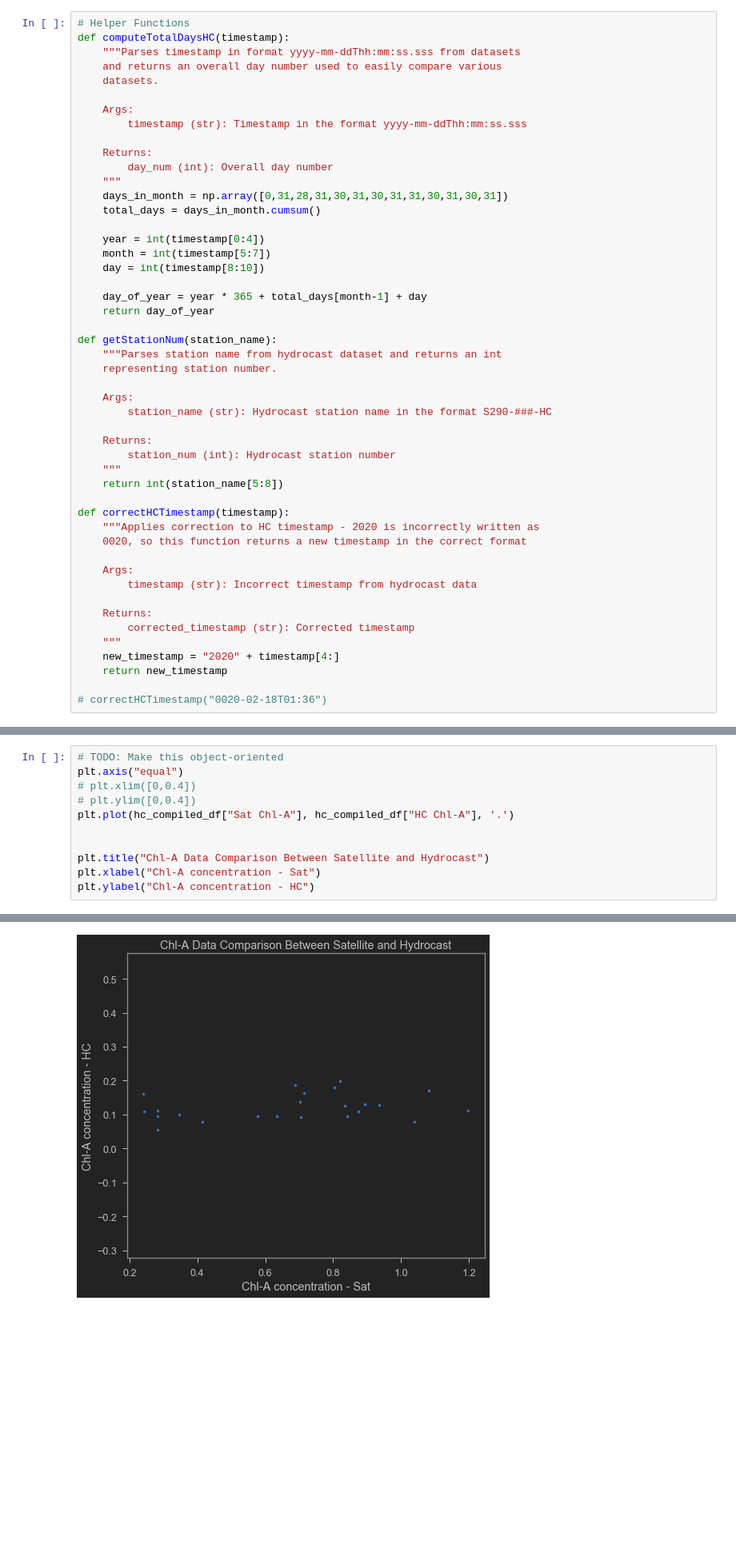
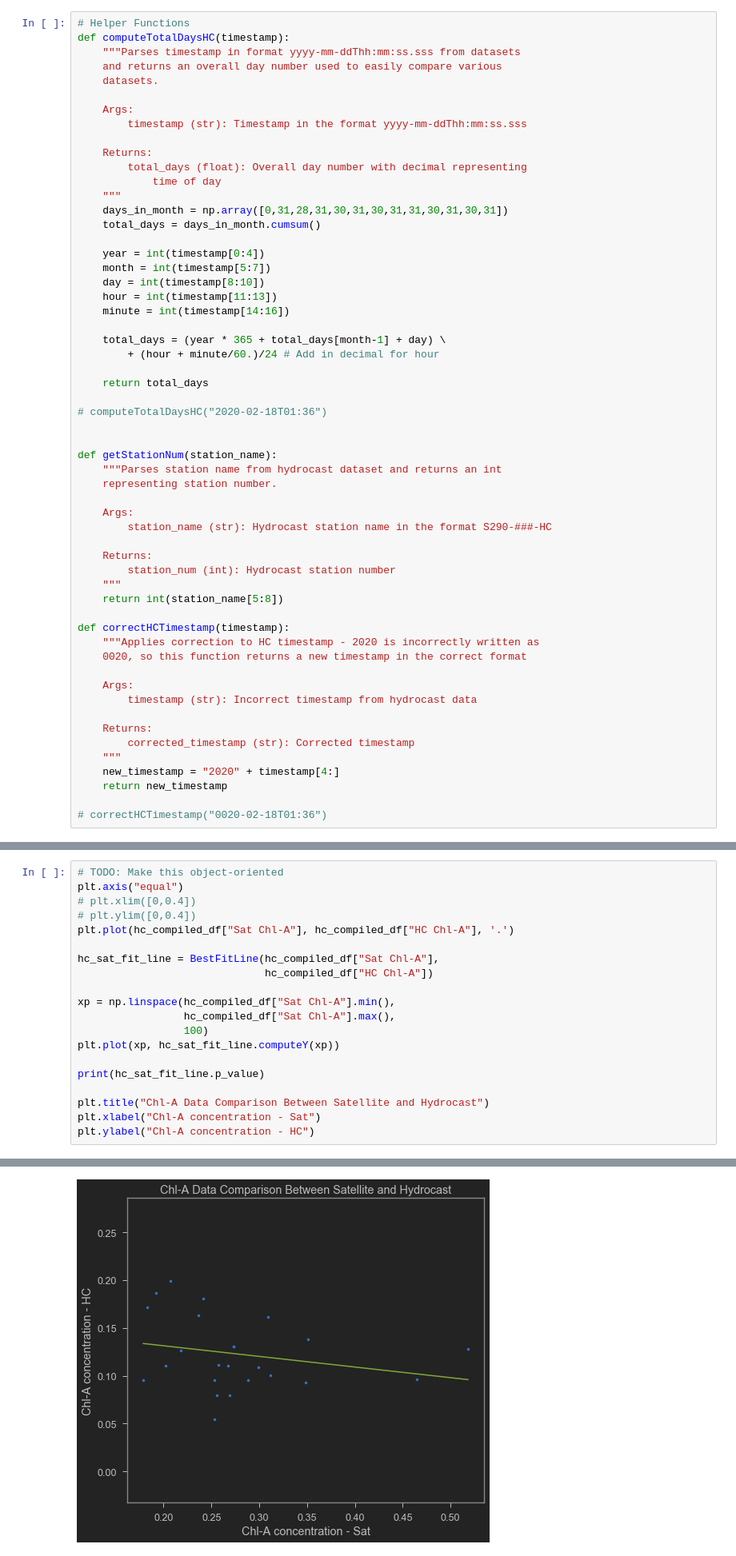
Before and after one commit to AmyPhung/chl-a-comparison, a Jupyter notebook: Workbook8.ipynb, the cells around one changed output, grey strips where cells are left out. Shown at 80% size. Saved outputs shown, nothing was run; the diff lists cells and outputs as text; blank space fills up the shorter version.

```diff
--- a/Workbook8.ipynb
+++ b/Workbook8.ipynb
@@ -473,7 +473,8 @@ def computeTotalDaysHC(timestamp):
         timestamp (str): Timestamp in the format yyyy-mm-ddThh:mm:ss.sss
 
     Returns:
-        day_num (int): Overall day number
+        total_days (float): Overall day number with decimal representing
+            time of day
     """
     days_in_month = np.array([0,31,28,31,30,31,30,31,31,30,31,30,31])
     total_days = days_in_month.cumsum()
@@ -481,9 +482,16 @@ def computeTotalDaysHC(timestamp):
     year = int(timestamp[0:4])
     month = int(timestamp[5:7])
     day = int(timestamp[8:10])
+    hour = int(timestamp[11:13])
+    minute = int(timestamp[14:16])
 
-    day_of_year = year * 365 + total_days[month-1] + day
-    return day_of_year
+    total_days = (year * 365 + total_days[month-1] + day) \
+        + (hour + minute/60.)/24 # Add in decimal for hour
+
+    return total_days
+
+# computeTotalDaysHC("2020-02-18T01:36")
+
 
 def getStationNum(station_name):
     """Parses station name from hydrocast dataset and returns an int
@@ -679,6 +693,15 @@ plt.axis("equal")
 # plt.ylim([0,0.4])
 plt.plot(hc_compiled_df["Sat Chl-A"], hc_compiled_df["HC Chl-A"], '.')
 
+hc_sat_fit_line = BestFitLine(hc_compiled_df["Sat Chl-A"],
+                              hc_compiled_df["HC Chl-A"])
+
+xp = np.linspace(hc_compiled_df["Sat Chl-A"].min(),
+                 hc_compiled_df["Sat Chl-A"].max(),
+                 100)
+plt.plot(xp, hc_sat_fit_line.computeY(xp))
+
+print(hc_sat_fit_line.p_value)
 
 plt.title("Chl-A Data Comparison Between Satellite and Hydrocast")
 plt.xlabel("Chl-A concentration - Sat")
@@ -688,4 +712,4 @@ Text(0, 0.5, 'Chl-A concentration - HC')
-[figure, old version]
+[figure, new version]
 # %%
 
 
```
Also changed, not shown: parts of 18 cells of this notebook.
